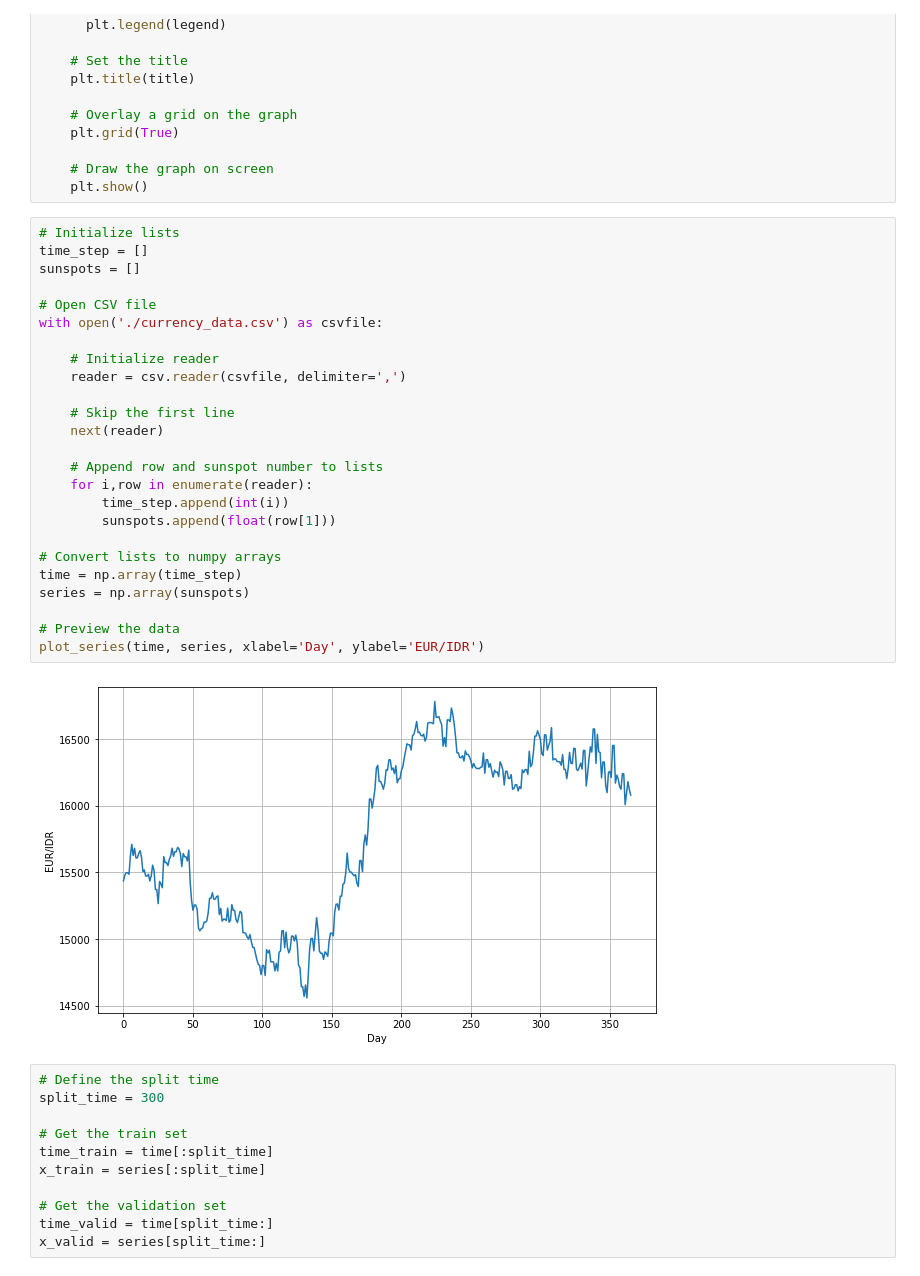
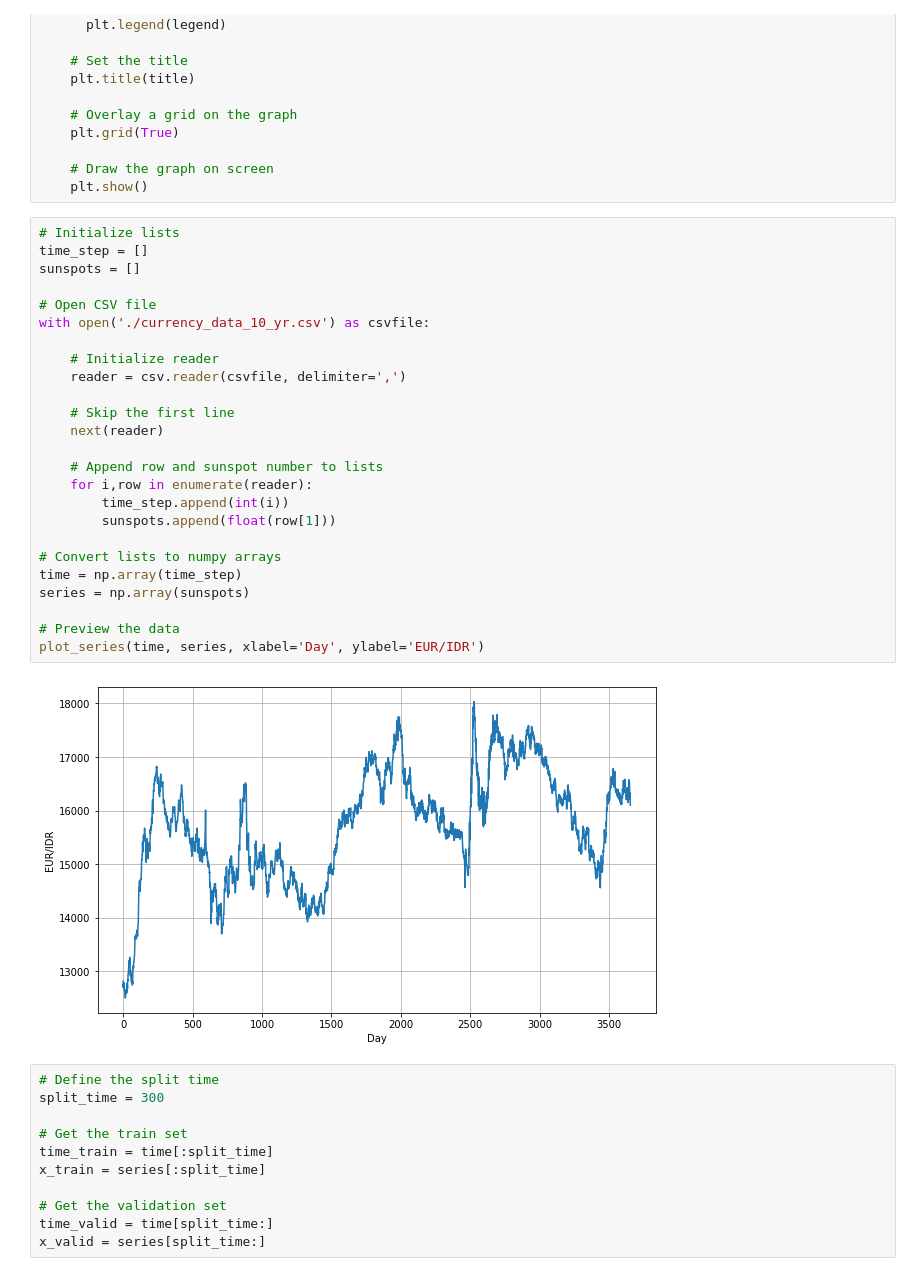
Before and after one commit to C23-PR588/autoforex-machine-learning, a Jupyter notebook: Bad_model.ipynb, the cells around one changed output. Drawn from its saved outputs; the diff is of its cells as text.

Commit message:
Implementing model for 10yr data
Continuing bad_model made by Agung

Using the 10yr dataset from May 2013 until May 2023

```diff
--- a/Bad_model.ipynb
+++ b/Bad_model.ipynb
@@ -58,30 +58,30 @@ def plot_series(x, y, format="-", start=0, end=None,
 # %%
 # Initialize lists
 time_step = []
 sunspots = []
 
 # Open CSV file
-with open('./currency_data.csv') as csvfile:
+with open('./currency_data_10_yr.csv') as csvfile:
 
     # Initialize reader
     reader = csv.reader(csvfile, delimiter=',')
 
     # Skip the first line
     next(reader)
 
     # Append row and sunspot number to lists
     for i,row in enumerate(reader):
         time_step.append(int(i))
         sunspots.append(float(row[1]))
 
 # Convert lists to numpy arrays
 time = np.array(time_step)
 series = np.array(sunspots)
 
 # Preview the data
 plot_series(time, series, xlabel='Day', ylabel='EUR/IDR')
 # %% [output]
-[figure, old version]
+[figure, new version]
 # %%
 # Define the split time
 split_time = 300
```
Also changed, not shown: parts of 12 cells of this notebook, 1 other file.
